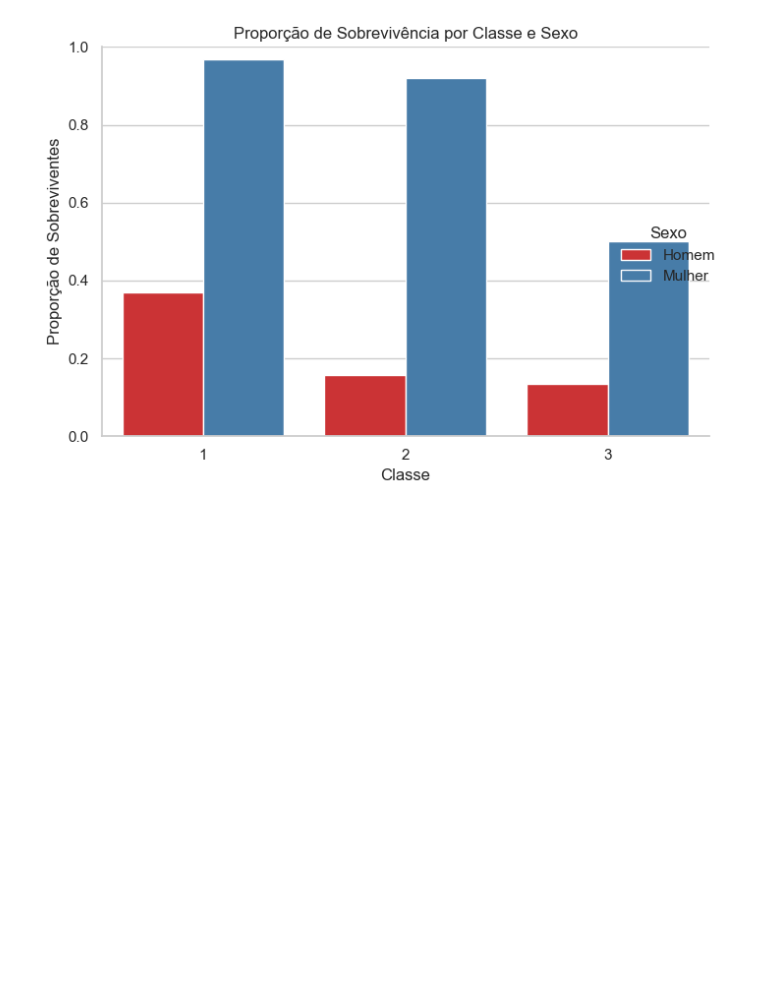
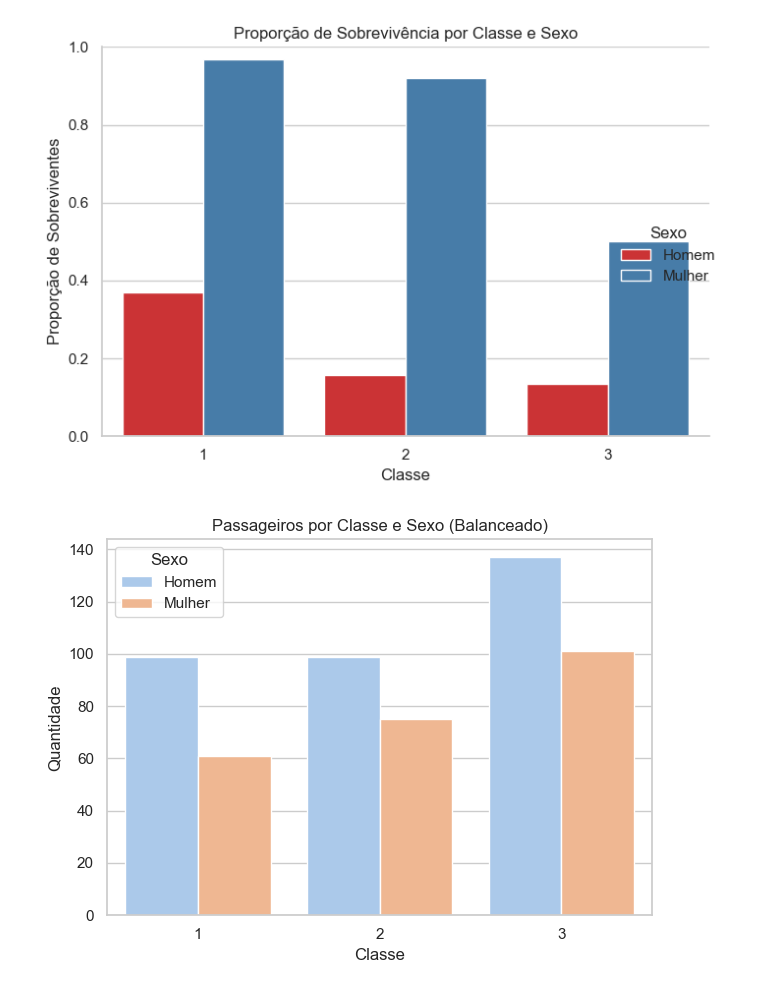
Before and after one commit to JMarquesCS/TitanicMLP, a Jupyter notebook: mlp_titanic.ipynb, the cells around one changed output. Cells and saved outputs as stored; diff of their text form; code cells hidden in the pictures; blank space fills up the shorter version.

Commit message:
feat: balanceamento do dataset e plots após o balanceamento

```diff
--- a/mlp_titanic.ipynb
+++ b/mlp_titanic.ipynb
@@ -84,3 +84,32 @@ plt.tight_layout()
 plt.show()
 # %% [output]
 [figure]
+# %%
+#Balanceamento do dataset
+
+df_balanced = pd.DataFrame()
+# Itera sobre cada classe (1ª, 2ª, 3ª) e filtra
+for pclass in df['Pclass'].unique():
+    subset = df[df['Pclass'] == pclass]  # Filtra os dados da classe atual
+    survived = subset[subset['Survived'] == 1]  # Filtra os passageiros que sobreviveram
+    not_survived = subset[subset['Survived'] == 0]  # Filtra os passageiros que não sobreviveram
+    min_len = min(len(survived), len(not_survived))  # Determina o menor grupo para balancear
+    balanced_subset = pd.concat([  # Cria subconjunto balanceado por classe
+        resample(survived, replace=False, n_samples=min_len, random_state=42),  # Amostra sobreviventes
+        resample(not_survived, replace=False, n_samples=min_len, random_state=42)  # Amostra não sobreviventes
+    ])
+    df_balanced = pd.concat([df_balanced, balanced_subset])  # Adiciona ao DataFrame final
+
+df_balanced = df_balanced.sample(frac=1, random_state=42).reset_index(drop=True)  # Embaralha os dados e redefine os índices
+# %%
+#Gráficos pós-balanceamento
+
+# Passageiros por classe e sexo
+sns.countplot(x='Pclass', hue='Sexo', data=df_balanced, palette='pastel')
+plt.title("Passageiros por Classe e Sexo (Balanceado)")
+plt.xlabel("Classe")
+plt.ylabel("Quantidade")
+plt.tight_layout()
+plt.show()
+# %% [output]
+[figure, added]
```
Also changed, not shown: parts of 2 cells of this notebook.
